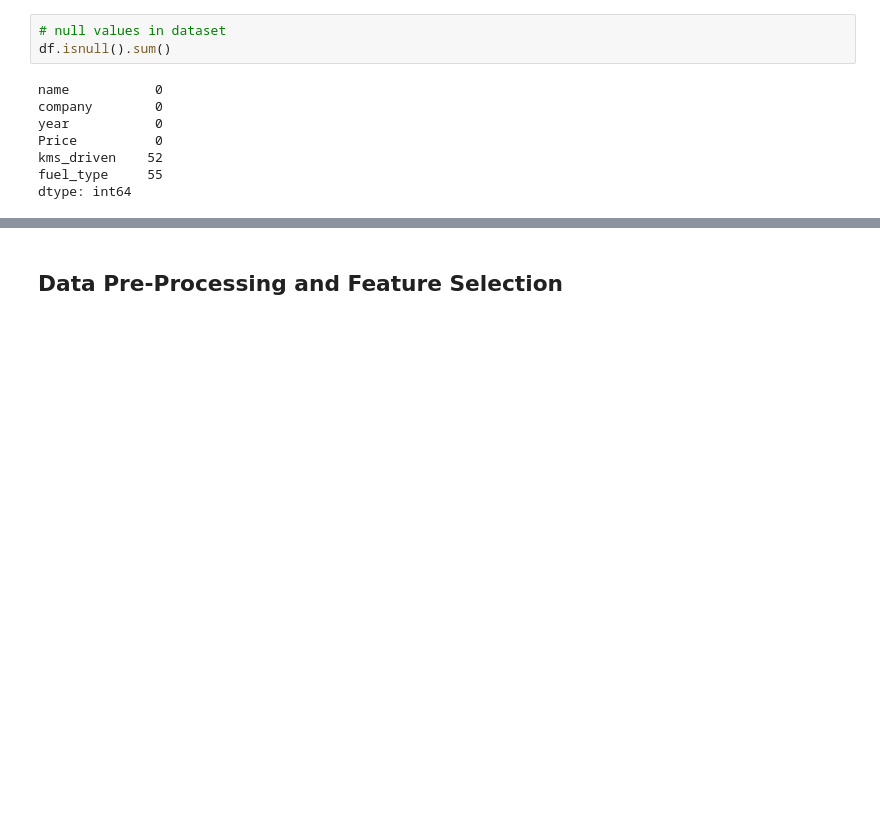
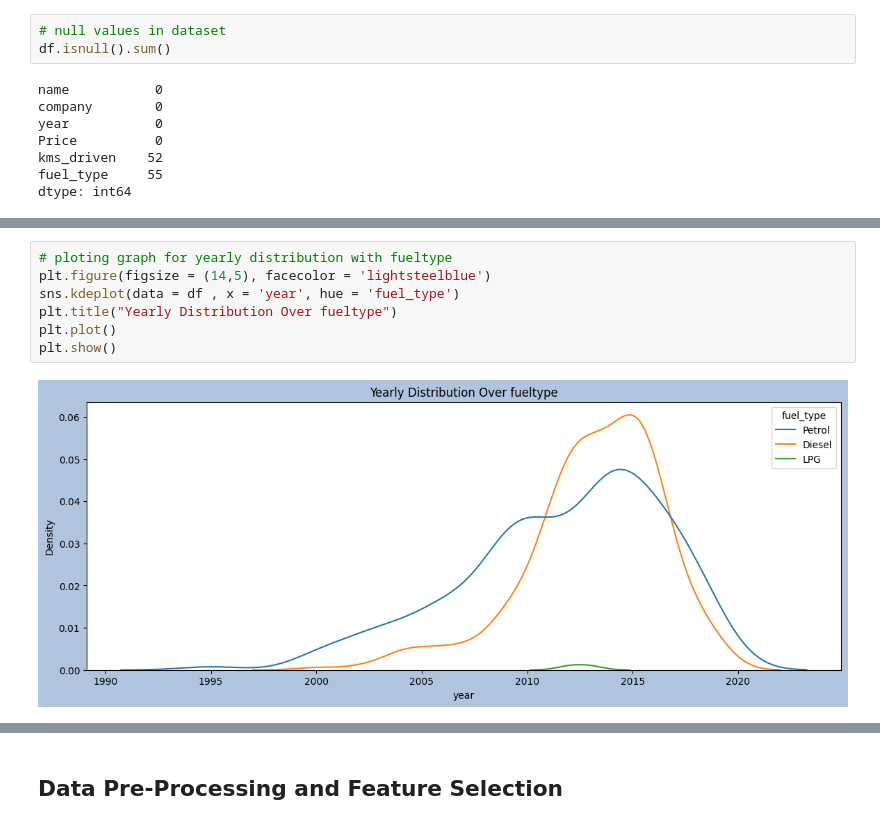
Before and after one commit to hmarathe420/Car_Price_Prediction, a Jupyter notebook: Car_Price_Prediction.ipynb, the cells around one changed output, grey strips where cells are left out. Saved outputs shown, nothing was run; the diff lists cells and outputs as text; blank space fills up the shorter version.

```diff
--- a/Car_Price_Prediction.ipynb
+++ b/Car_Price_Prediction.ipynb
@@ -94,0 +232,9 @@ dtype: int64
+# %%
+# ploting graph for yearly distribution with fueltype
+plt.figure(figsize = (14,5), facecolor = 'lightsteelblue')
+sns.kdeplot(data = df , x = 'year', hue = 'fuel_type')
+plt.title("Yearly Distribution Over fueltype")
+plt.plot()
+plt.show()
+# %% [output]
+[figure, added]
```
Also changed, not shown: parts of 29 cells of this notebook.
